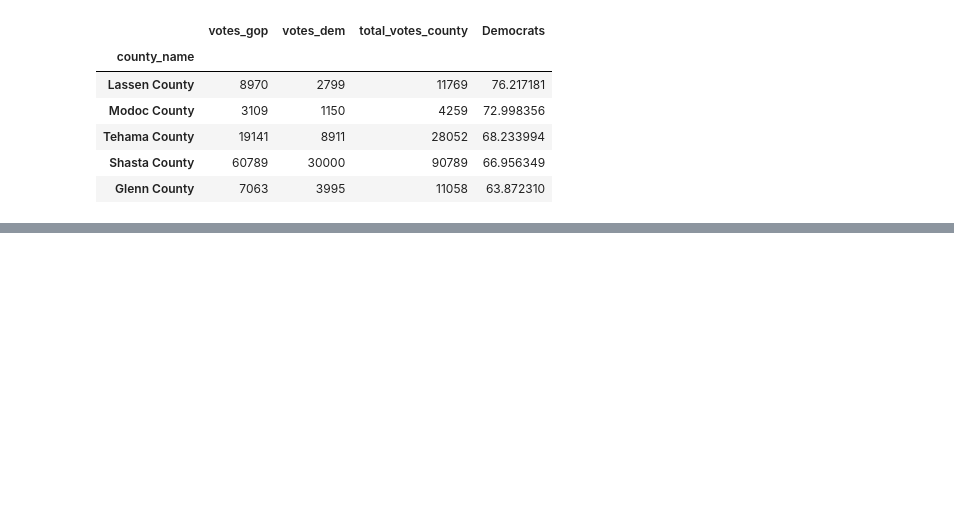
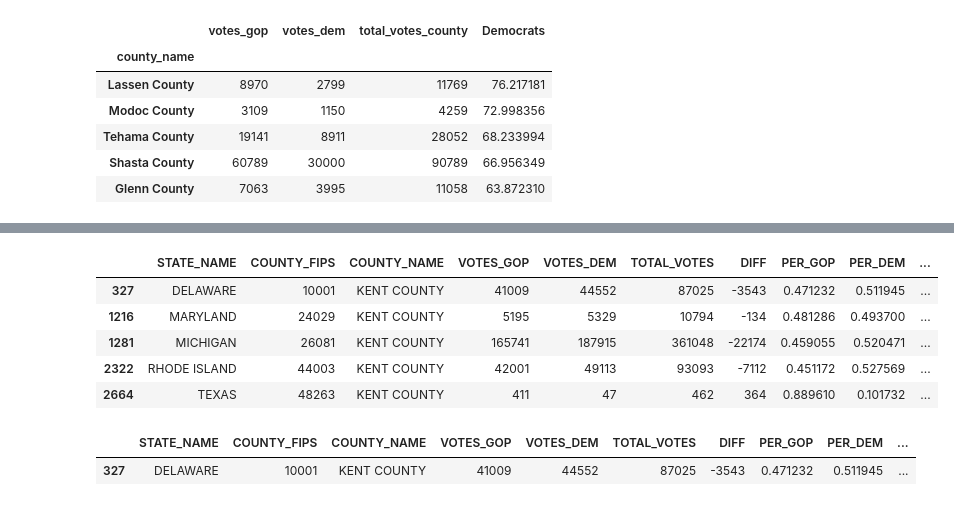
Before and after one commit to vnarvaezt/classification_feature_select_methods, a Jupyter notebook: exploratory_analysis.ipynb, the cells around one changed output, grey strips where cells are left out. Drawn from its saved outputs; the diff is of its cells as text; code cells hidden in the pictures; blank space fills up the shorter version.

```diff
--- a/exploratory_analysis.ipynb
+++ b/exploratory_analysis.ipynb
@@ -324,0 +300,14 @@ fig
+# %%
+df_presidential_2020[df_presidential_2020["COUNTY_NAME"]=="KENT COUNTY"]
+# %% [output]
+|  | STATE_NAME | COUNTY_FIPS | COUNTY_NAME | VOTES_GOP | VOTES_DEM | TOTAL_VOTES | DIFF | PER_GOP | PER_DEM | ... |
+| 327 | DELAWARE | 10001 | KENT COUNTY | 41009 | 44552 | 87025 | -3543 | 0.471232 | 0.511945 | ... |
+| 1216 | MARYLAND | 24029 | KENT COUNTY | 5195 | 5329 | 10794 | -134 | 0.481286 | 0.493700 | ... |
+| 1281 | MICHIGAN | 26081 | KENT COUNTY | 165741 | 187915 | 361048 | -22174 | 0.459055 | 0.520471 | ... |
+| 2322 | RHODE ISLAND | 44003 | KENT COUNTY | 42001 | 49113 | 93093 | -7112 | 0.451172 | 0.527569 | ... |
+| 2664 | TEXAS | 48263 | KENT COUNTY | 411 | 47 | 462 | 364 | 0.889610 | 0.101732 | ... |
+# %%
+df_presidential_2020[df_presidential_2020["COUNTY_FIPS"]==10001]
+# %% [output]
+|  | STATE_NAME | COUNTY_FIPS | COUNTY_NAME | VOTES_GOP | VOTES_DEM | TOTAL_VOTES | DIFF | PER_GOP | PER_DEM | ... |
+| 327 | DELAWARE | 10001 | KENT COUNTY | 41009 | 44552 | 87025 | -3543 | 0.471232 | 0.511945 | ... |
```
Also changed, not shown: parts of 22 cells of this notebook.
